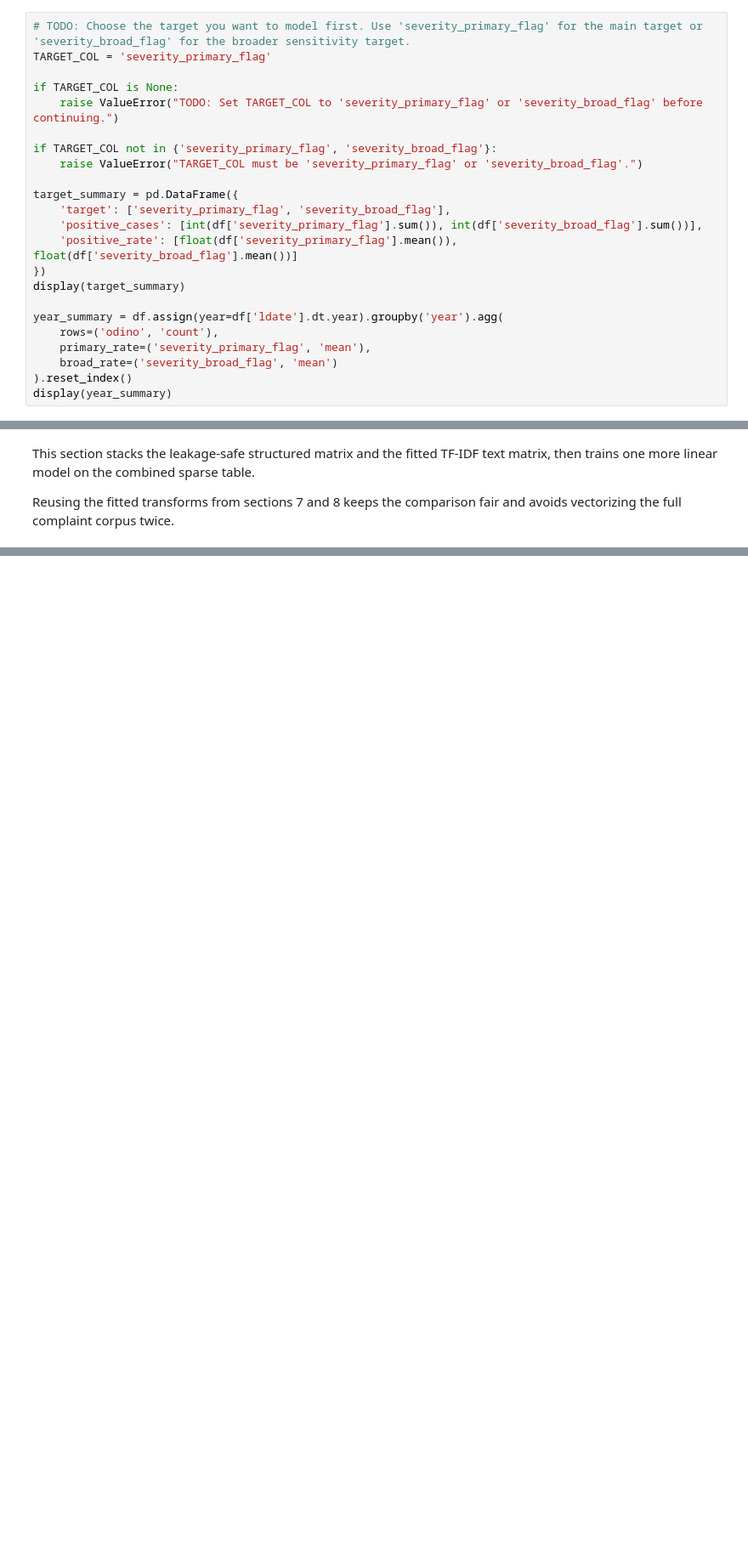
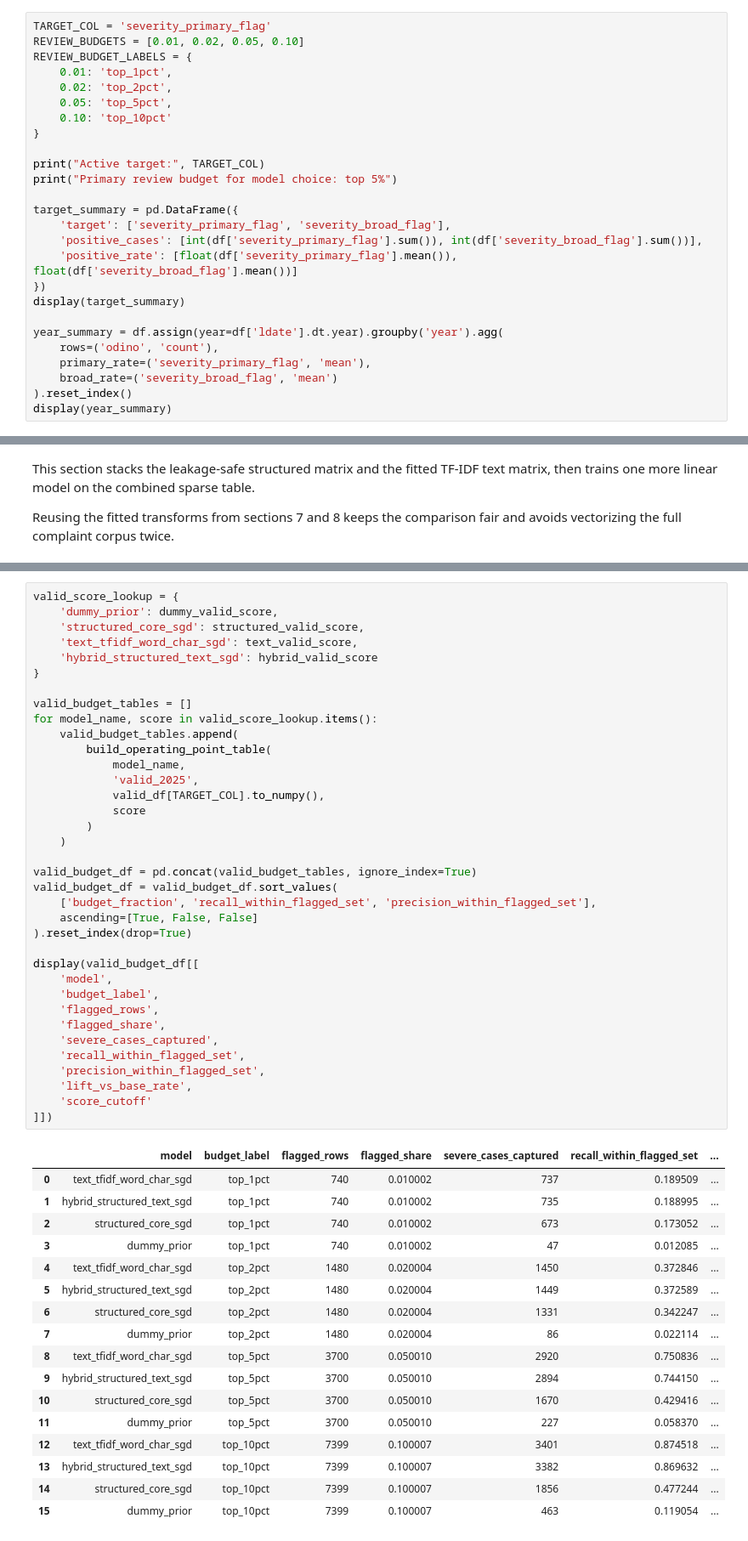
Before and after one commit to DavisM1212/NHTSA-ODI-Complaint-Analytics, a Jupyter notebook: notebooks/Severity_Ranking_Framework.ipynb, the cells around one changed output, grey strips where cells are left out. Shown at 85% size. Saved outputs shown, nothing was run; the diff lists cells and outputs as text; blank space fills up the shorter version.

Commit message:
Severity work

```diff
--- a/notebooks/Severity_Ranking_Framework.ipynb
+++ b/notebooks/Severity_Ranking_Framework.ipynb
@@ -104,12 +107,15 @@ Columns: 67
 # %%
-# TODO: Choose the target you want to model first. Use 'severity_primary_flag' for the main target or 'severity_broad_flag' for the broader sensitivity target.
 TARGET_COL = 'severity_primary_flag'
+REVIEW_BUDGETS = [0.01, 0.02, 0.05, 0.10]
+REVIEW_BUDGET_LABELS = {
+    0.01: 'top_1pct',
+    0.02: 'top_2pct',
+    0.05: 'top_5pct',
+    0.10: 'top_10pct'
+}
 
-if TARGET_COL is None:
-    raise ValueError("TODO: Set TARGET_COL to 'severity_primary_flag' or 'severity_broad_flag' before continuing.")
-
-if TARGET_COL not in {'severity_primary_flag', 'severity_broad_flag'}:
-    raise ValueError("TARGET_COL must be 'severity_primary_flag' or 'severity_broad_flag'.")
+print("Active target:", TARGET_COL)
+print("Primary review budget for model choice: top 5%")
 
 target_summary = pd.DataFrame({
     'target': ['severity_primary_flag', 'severity_broad_flag'],
@@ -478,0 +603,54 @@ Only run this after choosing your best model from the 2025 validation results. T
+# %%
+valid_score_lookup = {
+    'dummy_prior': dummy_valid_score,
+    'structured_core_sgd': structured_valid_score,
+    'text_tfidf_word_char_sgd': text_valid_score,
+    'hybrid_structured_text_sgd': hybrid_valid_score
+}
+
+valid_budget_tables = []
+for model_name, score in valid_score_lookup.items():
+    valid_budget_tables.append(
+        build_operating_point_table(
+            model_name,
+            'valid_2025',
+            valid_df[TARGET_COL].to_numpy(),
+            score
+        )
+    )
+
+valid_budget_df = pd.concat(valid_budget_tables, ignore_index=True)
+valid_budget_df = valid_budget_df.sort_values(
+    ['budget_fraction', 'recall_within_flagged_set', 'precision_within_flagged_set'],
+    ascending=[True, False, False]
+).reset_index(drop=True)
+
+display(valid_budget_df[[
+    'model',
+    'budget_label',
+    'flagged_rows',
+    'flagged_share',
+    'severe_cases_captured',
+    'recall_within_flagged_set',
+    'precision_within_flagged_set',
+    'lift_vs_base_rate',
+    'score_cutoff'
+]])
+# %% [output]
+|  | model | budget_label | flagged_rows | flagged_share | severe_cases_captured | recall_within_flagged_set | ... |
+| 0 | text_tfidf_word_char_sgd | top_1pct | 740 | 0.010002 | 737 | 0.189509 | ... |
+| 1 | hybrid_structured_text_sgd | top_1pct | 740 | 0.010002 | 735 | 0.188995 | ... |
+| 2 | structured_core_sgd | top_1pct | 740 | 0.010002 | 673 | 0.173052 | ... |
+| 3 | dummy_prior | top_1pct | 740 | 0.010002 | 47 | 0.012085 | ... |
+| 4 | text_tfidf_word_char_sgd | top_2pct | 1480 | 0.020004 | 1450 | 0.372846 | ... |
+| 5 | hybrid_structured_text_sgd | top_2pct | 1480 | 0.020004 | 1449 | 0.372589 | ... |
+| 6 | structured_core_sgd | top_2pct | 1480 | 0.020004 | 1331 | 0.342247 | ... |
+| 7 | dummy_prior | top_2pct | 1480 | 0.020004 | 86 | 0.022114 | ... |
+| 8 | text_tfidf_word_char_sgd | top_5pct | 3700 | 0.050010 | 2920 | 0.750836 | ... |
+| 9 | hybrid_structured_text_sgd | top_5pct | 3700 | 0.050010 | 2894 | 0.744150 | ... |
+| 10 | structured_core_sgd | top_5pct | 3700 | 0.050010 | 1670 | 0.429416 | ... |
+| 11 | dummy_prior | top_5pct | 3700 | 0.050010 | 227 | 0.058370 | ... |
+| 12 | text_tfidf_word_char_sgd | top_10pct | 7399 | 0.100007 | 3401 | 0.874518 | ... |
+| 13 | hybrid_structured_text_sgd | top_10pct | 7399 | 0.100007 | 3382 | 0.869632 | ... |
+| 14 | structured_core_sgd | top_10pct | 7399 | 0.100007 | 1856 | 0.477244 | ... |
+| 15 | dummy_prior | top_10pct | 7399 | 0.100007 | 463 | 0.119054 | ... |
```
Also changed, not shown: parts of 31 cells of this notebook, 1 other file.
